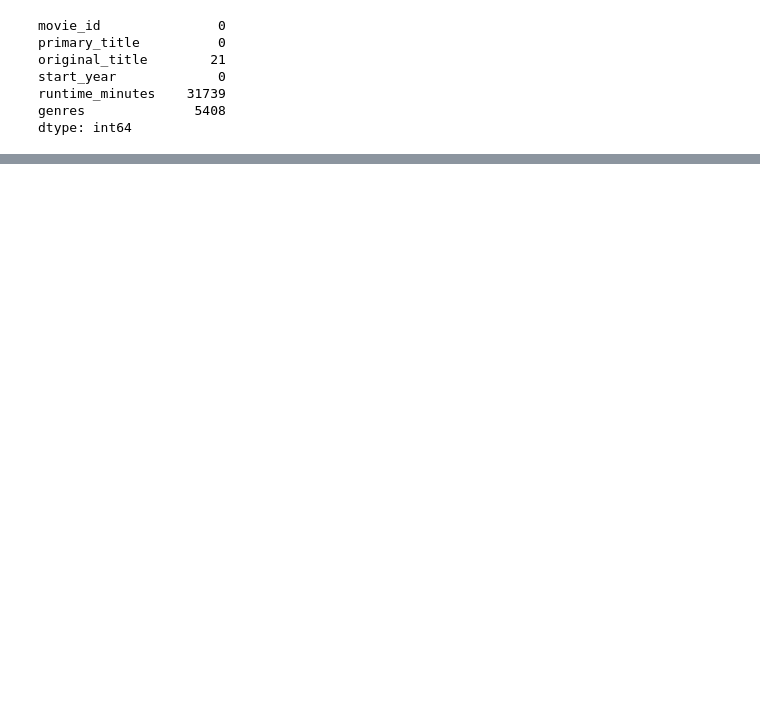
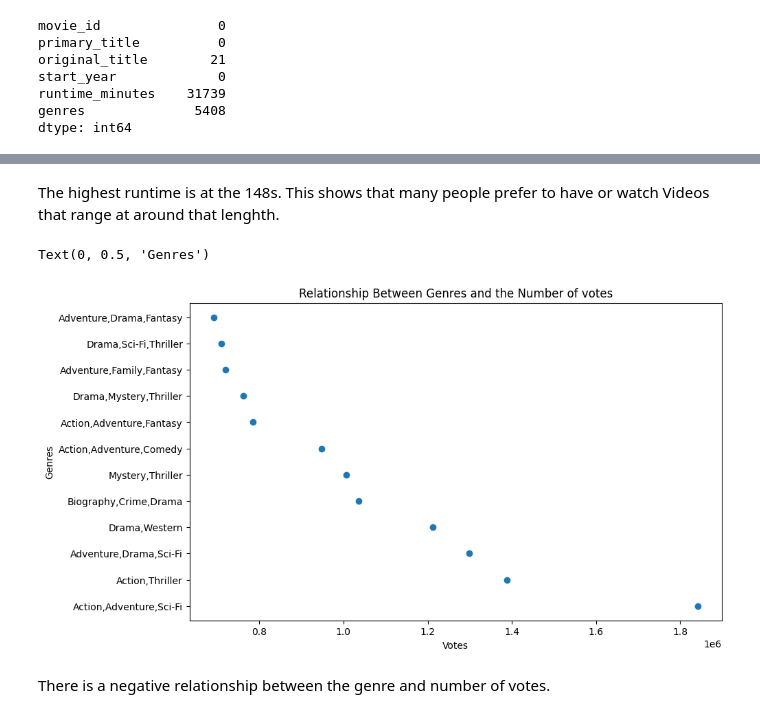
Before and after one commit to Victormawira/Phase-1-Project, a Jupyter notebook: student.ipynb, the cells around one changed output, grey strips where cells are left out. Cells and saved outputs as stored; diff of their text form; code cells hidden in the pictures; blank space fills up the shorter version.

```diff
--- a/student.ipynb
+++ b/student.ipynb
@@ -517,0 +447,5 @@ db_movieRating.head()
+# %%
+# identifying the movies genres with the highest votes.
+highest_vote = imdb.numvotes.groupby(imdb['genres']).max()
+highest_votes = highest_vote.sort_values(ascending = False).head(12)
+highest_votes
@@ -517,0 +571,14 @@ db_movieRating.head()
+# %% [markdown]
+The highest runtime is at the 148s. This shows that many people prefer to  have or watch Videos that range at around that lenghth.
+# %%
+# investigate the relationship between genres and the number of votes of a movie.
+scatter_figure, ax = plt.subplots(figsize=(10, 6))
+ax.scatter(highest_votes['votes'], highest_votes['genres'])
+ax.set_title('Relationship Between Genres and the Number of votes')
+ax.set_xlabel('Votes')
+ax.set_ylabel('Genres')
+# %% [output]
+Text(0, 0.5, 'Genres')
+[figure, added]
+# %% [markdown]
+There is a negative relationship between the genre and number of votes.
```
Also changed, not shown: parts of 126 cells of this notebook, 5 other files.
